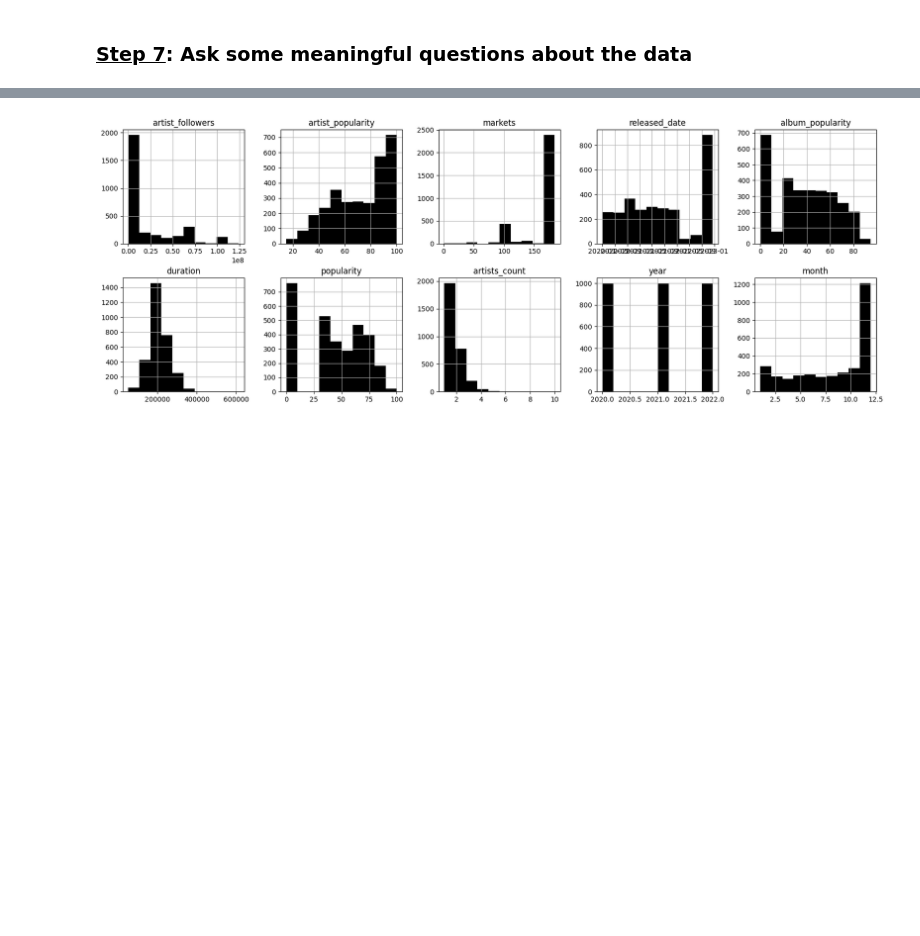
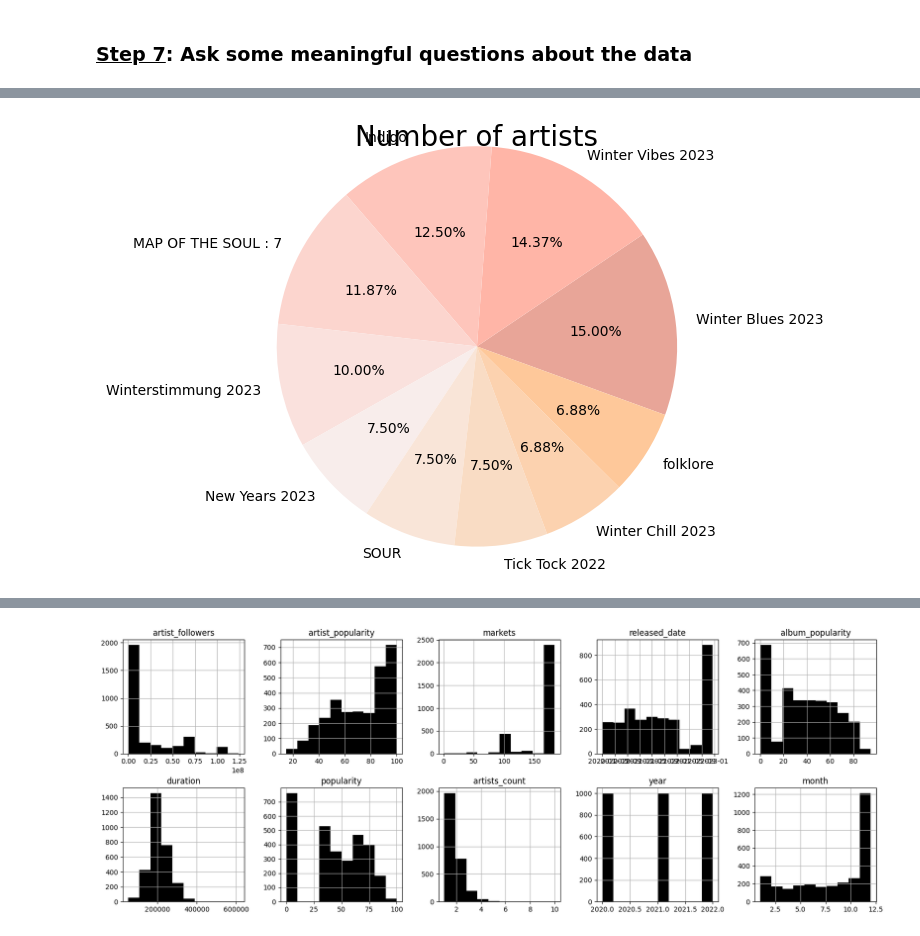
Before and after one commit to quytrungg/Final_Project_CSC14119, a Jupyter notebook: data_exploration/components/songs_data_exploration.ipynb, the cells around one changed output, grey strips where cells are left out. Cells and saved outputs as stored; diff of their text form; code cells hidden in the pictures; blank space fills up the shorter version.

```diff
--- a/data_exploration/components/songs_data_exploration.ipynb
+++ b/data_exploration/components/songs_data_exploration.ipynb
@@ -465,0 +451,3 @@ Whereas in 2022, there is a dramatic increase in music industry where there are
+# %%
+top_10_albums = songs_df['album'].value_counts().nlargest(n=10)
+top_10_albums.plot.barh(figsize=(3,3), color='cyan');
@@ -465,0 +462,12 @@ Whereas in 2022, there is a dramatic increase in music industry where there are
+# %%
+plt.figure(figsize=(8, 5))
+plt.title('Number of artists', fontsize=20)
+plt.pie(top_10_albums.to_numpy().reshape(-1),
+        labels=[i for i in top_10_albums.keys()],
+        textprops={"fontsize":10},
+        radius=1.3, startangle=-20,
+        colors=['#e8a598', '#ffb5a7', '#fec5bb', '#fcd5ce', '#fae1dd', '#f8edeb', '#f9e5d8', '#f9dcc4', '#fcd2af', '#fec89a'],
+        autopct='%.02f%%')
+plt.show()
+# %% [output]
+[figure, added]
```
Also changed, not shown: parts of 50 cells of this notebook, 2 other files.
